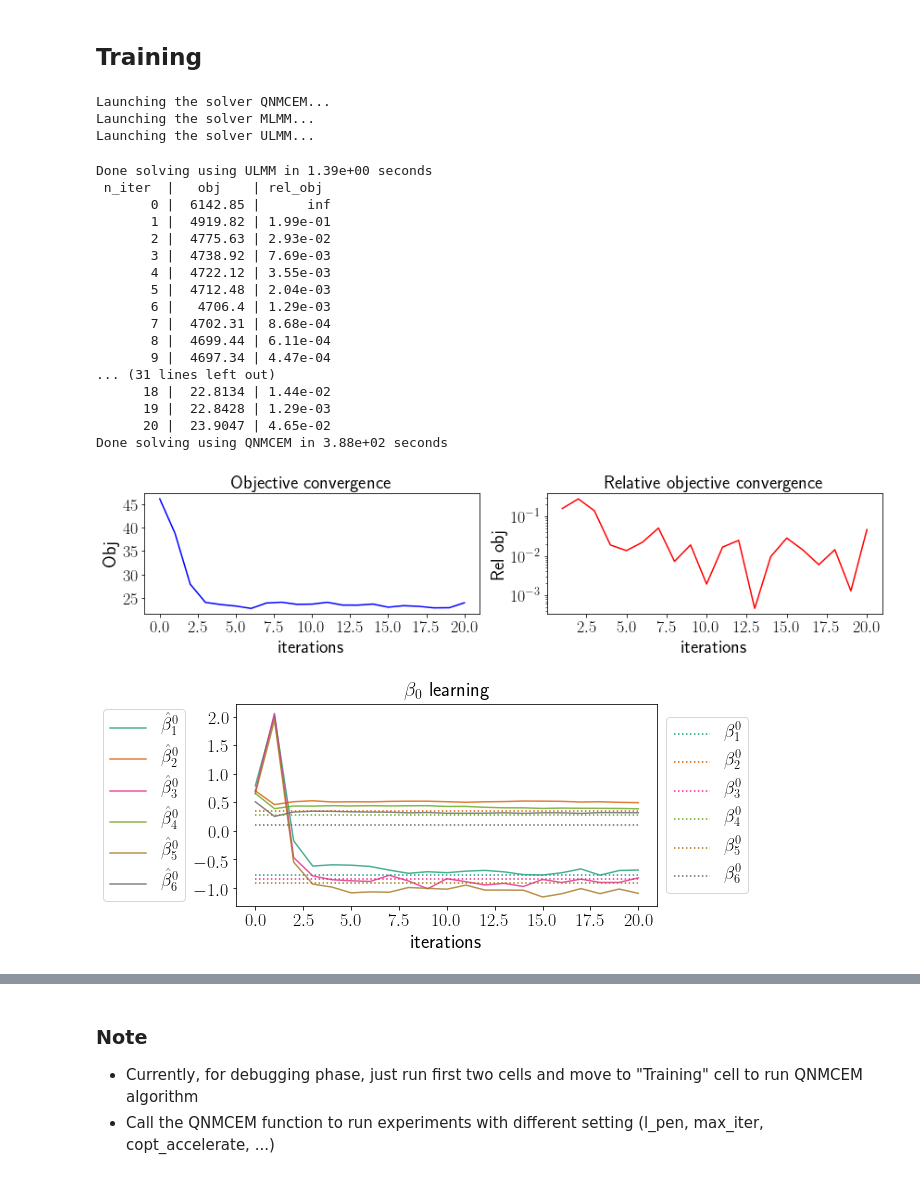
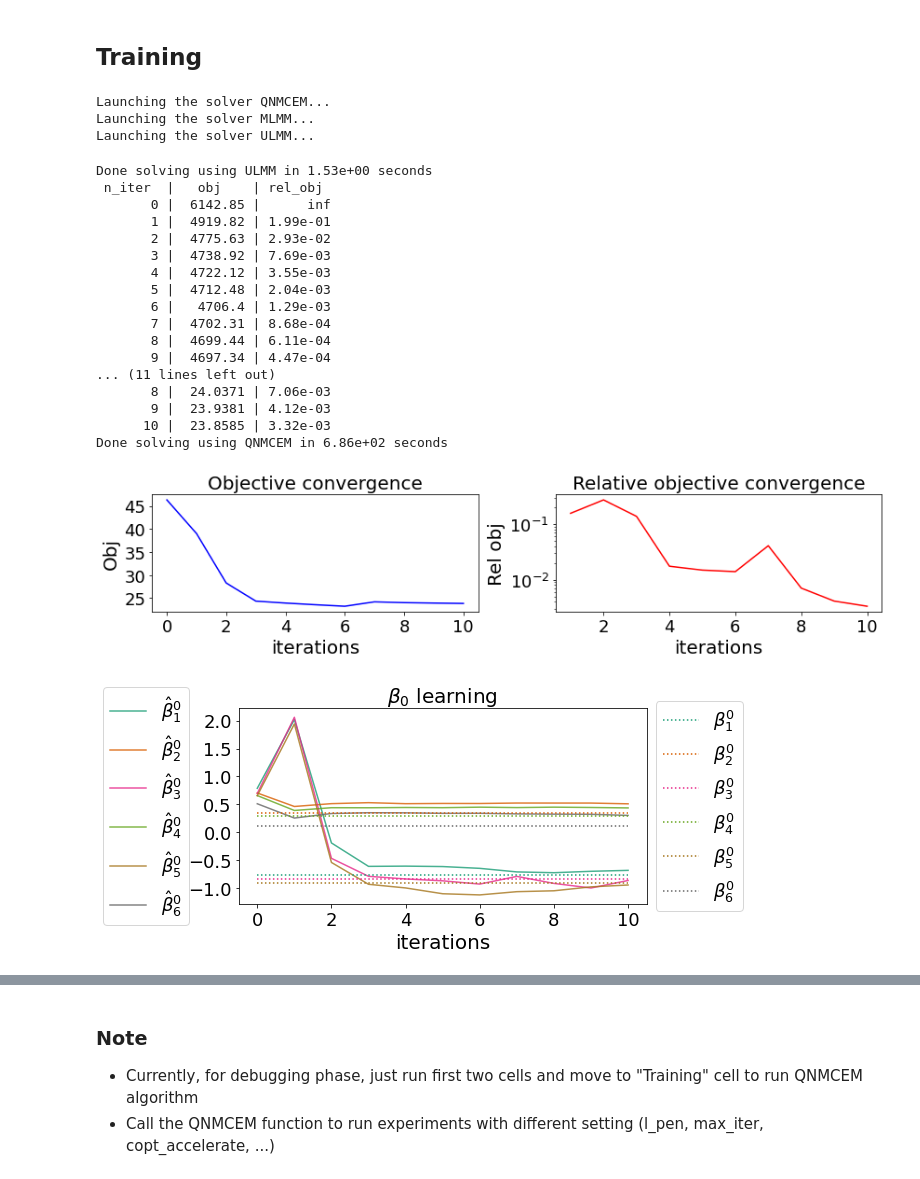
Before and after one commit to Califrais/flash, a Jupyter notebook: experiments/experiment.ipynb, the cells around one changed output, grey strips where cells are left out. Drawn from its saved outputs; the diff is of its cells as text; code cells hidden in the pictures.

```diff
--- a/experiments/experiment.ipynb
+++ b/experiments/experiment.ipynb
@@ -393,41 +391,41 @@ from lights.inference import QNMCEM
 tol = 1e-6            # tolerance for the convergence stopping criterion
 eta = 0.3             # parameter controlling the trade-off between l1
                       # and l2 regularization in the elasticNet
 gamma_chosen = '1se'  # way to select l_elasticNet_chosen: '1se' or 'min'
 warm_start = True     # at each L-BGFS-B iteration, reset beta to 0 or take
                       # the previous value
 grid_size = 30        # grid size for the cross validation procedure
 metric = 'C-index'    # cross-validation metric: 'log_lik' or 'C-index'
 
-qnmcem = QNMCEM(fixed_effect_time_order=1, max_iter=20, compute_obj=True, print_every=1,
+qnmcem = QNMCEM(fixed_effect_time_order=1, max_iter=10, compute_obj=True, print_every=1,
                l_pen_SGL=conf["l_pen_SGL"], eta_sp_gp_l1=.9, asso_functions=["lp", "re", "tps"],
                l_pen_EN=conf["l_pen_EN"], initialize=True)
 qnmcem.fit(X_train, Y_train, T_train, delta_train)
 
 # Visualize learning
 visualize_vect_learning(qnmcem, "obj")
 # %% [output]
 Launching the solver QNMCEM...
 Launching the solver MLMM...
 Launching the solver ULMM...
-Done solving using ULMM in 1.39e+00 seconds
+Done solving using ULMM in 1.53e+00 seconds
  n_iter  |   obj    | rel_obj
        0 |  6142.85 |      inf
        1 |  4919.82 | 1.99e-01
        2 |  4775.63 | 2.93e-02
        3 |  4738.92 | 7.69e-03
        4 |  4722.12 | 3.55e-03
        5 |  4712.48 | 2.04e-03
        6 |   4706.4 | 1.29e-03
        7 |  4702.31 | 8.68e-04
        8 |  4699.44 | 6.11e-04
        9 |  4697.34 | 4.47e-04
-... (31 lines left out)
-      18 |  22.8134 | 1.44e-02
-      19 |  22.8428 | 1.29e-03
-      20 |  23.9047 | 4.65e-02
-Done solving using QNMCEM in 3.88e+02 seconds
+... (11 lines left out)
+       8 |  24.0371 | 7.06e-03
+       9 |  23.9381 | 4.12e-03
+      10 |  23.8585 | 3.32e-03
+Done solving using QNMCEM in 6.86e+02 seconds
-[figure, old version]
+[figure, new version]
 # %%
 # Visualize beta_0
 true_beta_0 = simu.fixed_effect_coeffs[0].reshape(-1, 1)
@@ -436,7 +434,7 @@ leg1 = [r"$\hat \beta^0_%s$" % j for j in range(1, to)]
 leg2 = [r"$\beta^0_%s$" % j for j in range(1, to)]
 visualize_vect_learning(qnmcem, "beta_0", r"$\beta_0$", true_beta_0, leg1, leg2)
 # %% [output]
-[figure, old version]
+[figure, new version]
 # %%
 # Visualize beta_1
 true_beta_1 = simu.fixed_effect_coeffs[1].reshape(-1, 1)
```
Also changed, not shown: parts of 20 cells of this notebook.
